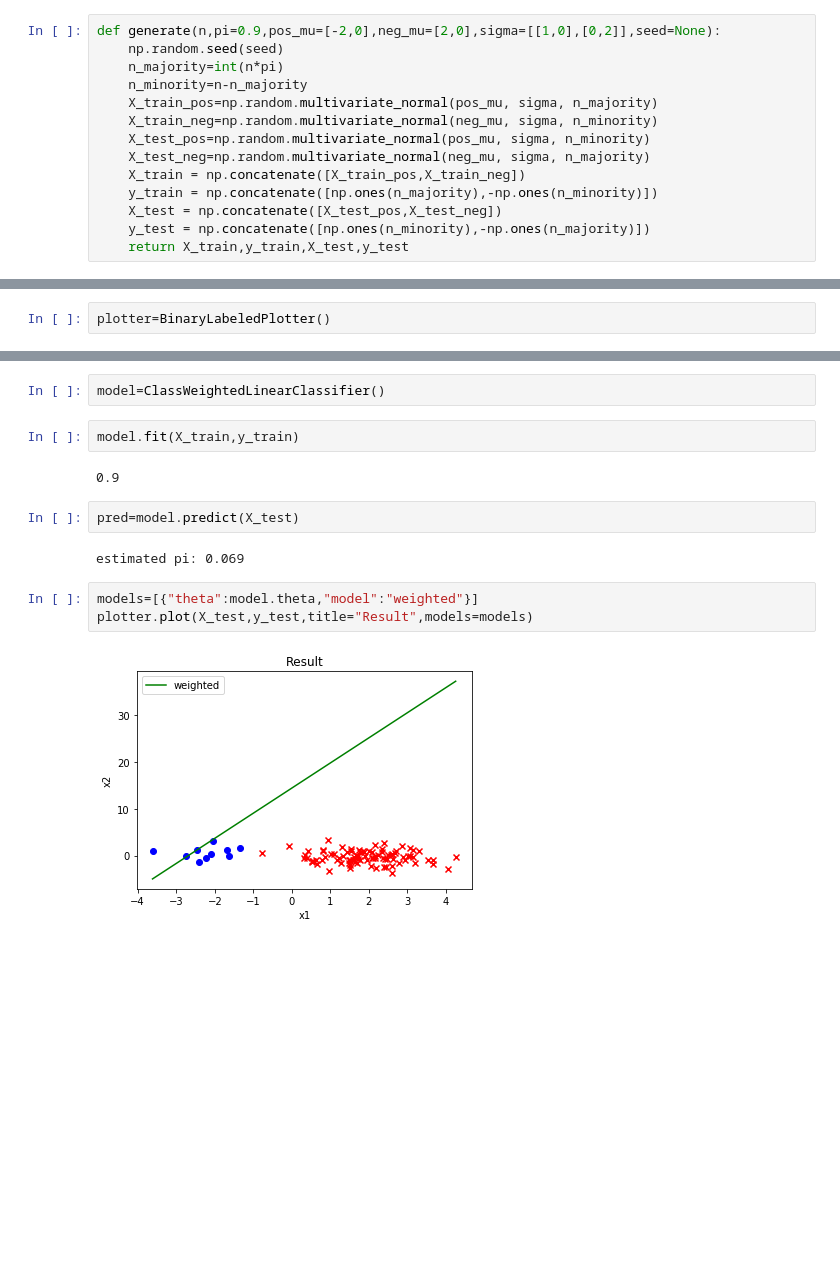
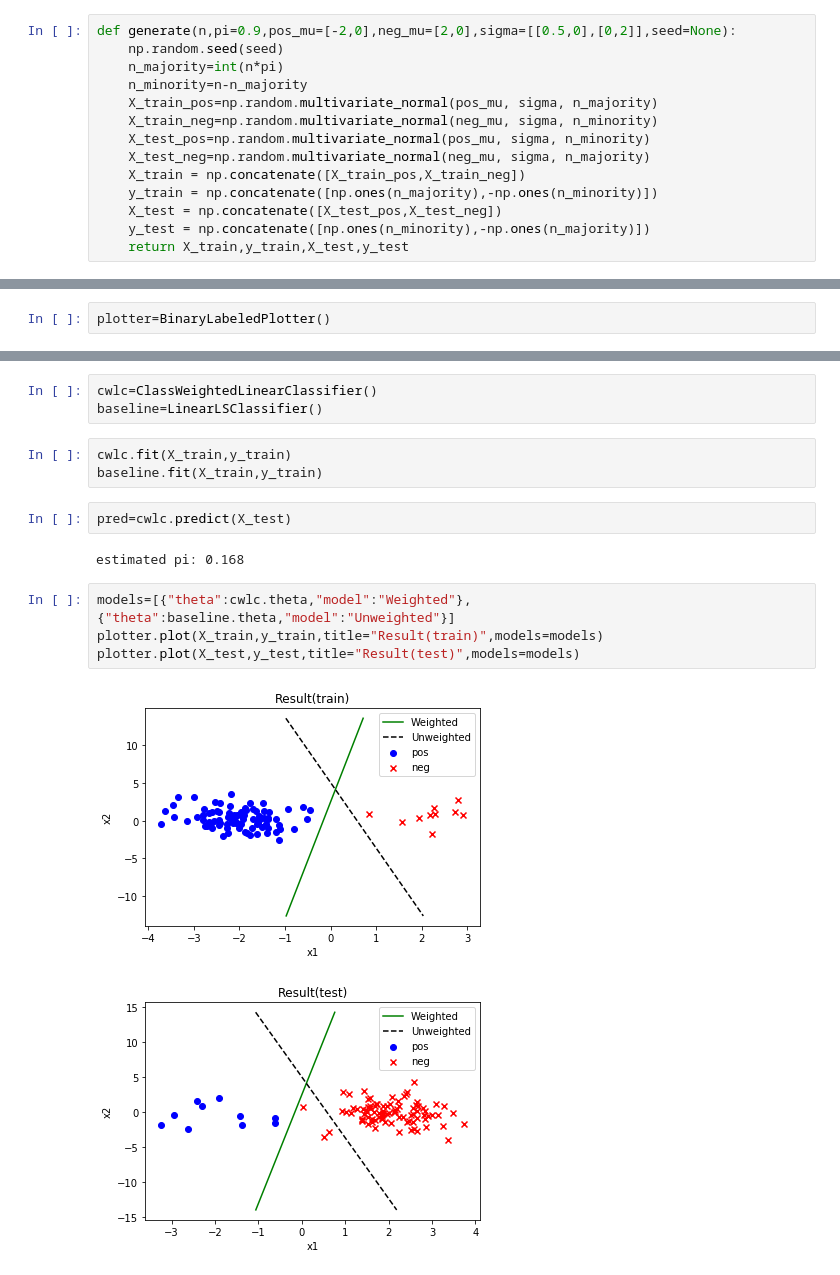
Before and after one commit to habroptilus/ml-tools, a Jupyter notebook: experiment/class_weighted_lsc.ipynb, the cells around one changed output, grey strips where cells are left out. Saved outputs shown, nothing was run; the diff lists cells and outputs as text; blank space fills up the shorter version.

```diff
--- a/experiment/class_weighted_lsc.ipynb
+++ b/experiment/class_weighted_lsc.ipynb
@@ -9,5 +10,5 @@ from tools.models.classifiers.class_weighted_linear_classifier import ClassWeigh
 # %%
-def generate(n,pi=0.9,pos_mu=[-2,0],neg_mu=[2,0],sigma=[[1,0],[0,2]],seed=None):
+def generate(n,pi=0.9,pos_mu=[-2,0],neg_mu=[2,0],sigma=[[0.5,0],[0,2]],seed=None):
     np.random.seed(seed)
     n_majority=int(n*pi)
     n_minority=n-n_majority
@@ -79,15 +39,17 @@ plotter.plot(X_test,y_test,title="Generated(test)")
-# %%
-model=ClassWeightedLinearClassifier()
+# %%
+cwlc=ClassWeightedLinearClassifier()
+baseline=LinearLSClassifier()
 # %%
-model.fit(X_train,y_train)
+cwlc.fit(X_train,y_train)
+baseline.fit(X_train,y_train)
-# %% [output]
-0.9
 # %%
-pred=model.predict(X_test)
+pred=cwlc.predict(X_test)
 # %% [output]
-estimated pi: 0.069
+estimated pi: 0.168
 # %%
-models=[{"theta":model.theta,"model":"weighted"}]
-plotter.plot(X_test,y_test,title="Result",models=models)
+models=[{"theta":cwlc.theta,"model":"Weighted"},{"theta":baseline.theta,"model":"Unweighted"}]
+plotter.plot(X_train,y_train,title="Result(train)",models=models)
+plotter.plot(X_test,y_test,title="Result(test)",models=models)
 # %% [output]
-[figure, old version]
+[figure, new version]
+[figure, added]
```
Also changed, not shown: parts of 5 cells of this notebook, 2 other files.
